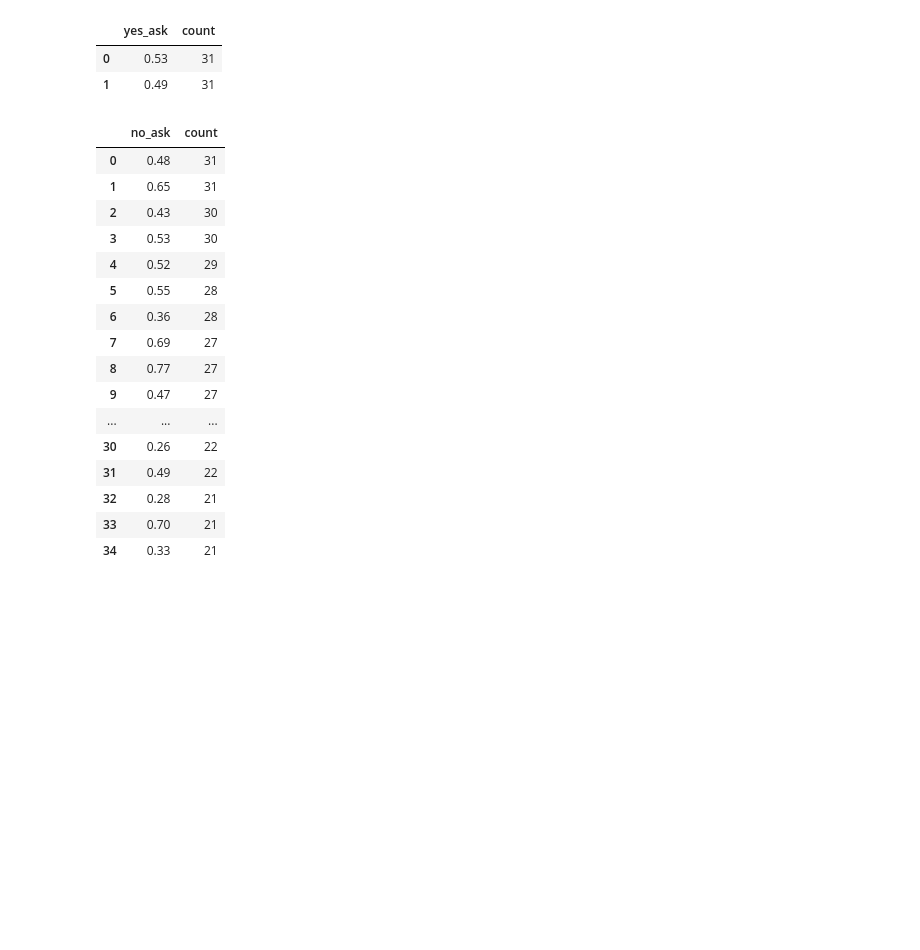
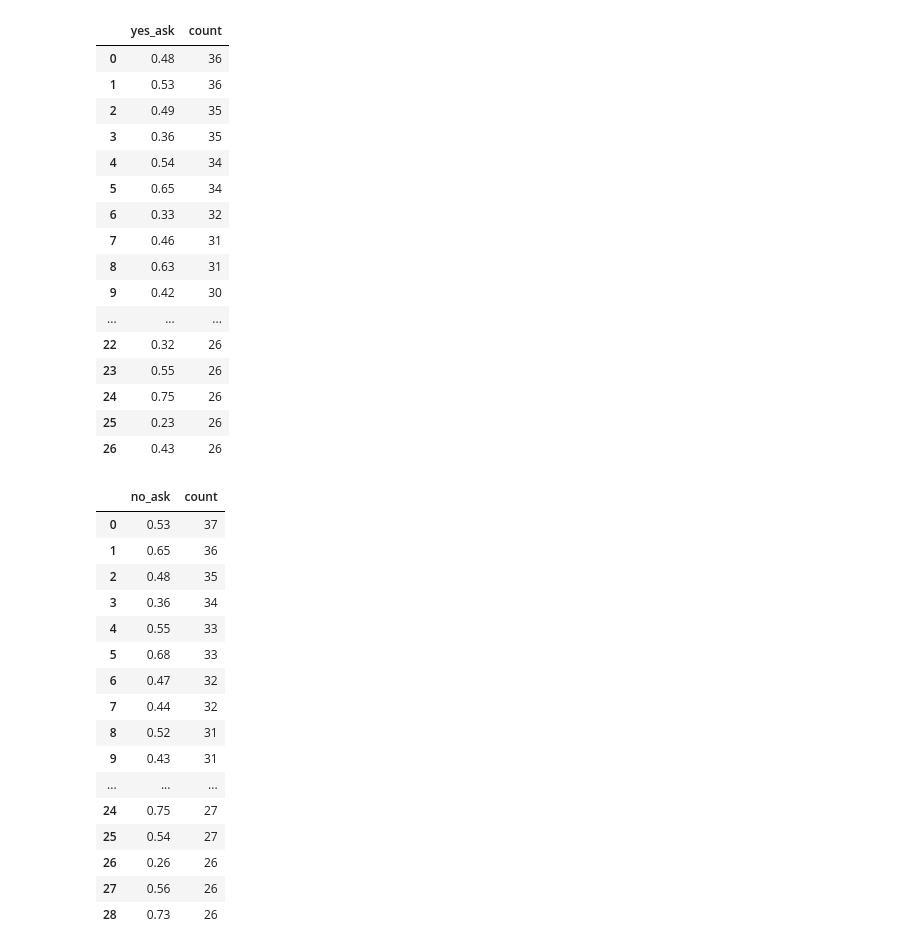
Before and after one commit to bassuaz24/kalshi_bets, a Jupyter notebook: base/analysis/data_analysis.ipynb, the cells around one changed output. Cells and saved outputs as stored; diff of their text form; code cells hidden in the pictures; blank space fills up the shorter version.

```diff
--- a/base/analysis/data_analysis.ipynb
+++ b/base/analysis/data_analysis.ipynb
@@ -32,7 +34,7 @@ To Do:
 # %%
 start_date = '2026-01-30'
-end_date = '2026-03-04'
-sport = 'NCAAMB' #NCAAMB, NCAAWB, NBA, ATP, WTA, MLB
+end_date = '2026-03-11'
+sport = 'NCAAMB' #NCAAMB, NCAAWB, NBA, ATP, WTA, MLB, NCAABB
 market = "GAME" #GAME, SPREAD, TOTAL
 
 if sport == 'ATP' or sport == 'WTA':
@@ -835,28 +838,42 @@ plt.show()
 # %%
 vc = pregame_df_agg['yes_ask'].value_counts()
-vc[vc > 30].reset_index()
+vc[vc > 25].reset_index()
 # %% [output]
 |  | yes_ask | count |
-| 0 | 0.53 | 31 |
-| 1 | 0.49 | 31 |
+| 0 | 0.48 | 36 |
+| 1 | 0.53 | 36 |
+| 2 | 0.49 | 35 |
+| 3 | 0.36 | 35 |
+| 4 | 0.54 | 34 |
+| 5 | 0.65 | 34 |
+| 6 | 0.33 | 32 |
+| 7 | 0.46 | 31 |
+| 8 | 0.63 | 31 |
+| 9 | 0.42 | 30 |
+| ... | ... | ... |
+| 22 | 0.32 | 26 |
+| 23 | 0.55 | 26 |
+| 24 | 0.75 | 26 |
+| 25 | 0.23 | 26 |
+| 26 | 0.43 | 26 |
 # %%
 vcn = pregame_df_agg['no_ask'].value_counts()
-vcn[vcn > 20].reset_index()
+vcn[vcn > 25].reset_index()
 # %% [output]
 |  | no_ask | count |
-| 0 | 0.48 | 31 |
-| 1 | 0.65 | 31 |
-| 2 | 0.43 | 30 |
-| 3 | 0.53 | 30 |
-| 4 | 0.52 | 29 |
-| 5 | 0.55 | 28 |
-| 6 | 0.36 | 28 |
-| 7 | 0.69 | 27 |
-| 8 | 0.77 | 27 |
-| 9 | 0.47 | 27 |
+| 0 | 0.53 | 37 |
+| 1 | 0.65 | 36 |
+| 2 | 0.48 | 35 |
+| 3 | 0.36 | 34 |
+| 4 | 0.55 | 33 |
+| 5 | 0.68 | 33 |
+| 6 | 0.47 | 32 |
+| 7 | 0.44 | 32 |
+| 8 | 0.52 | 31 |
+| 9 | 0.43 | 31 |
 | ... | ... | ... |
-| 30 | 0.26 | 22 |
-| 31 | 0.49 | 22 |
-| 32 | 0.28 | 21 |
-| 33 | 0.70 | 21 |
-| 34 | 0.33 | 21 |
+| 24 | 0.75 | 27 |
+| 25 | 0.54 | 27 |
+| 26 | 0.26 | 26 |
+| 27 | 0.56 | 26 |
+| 28 | 0.73 | 26 |
```
Also changed, not shown: parts of 24 cells of this notebook, 5 other files.
